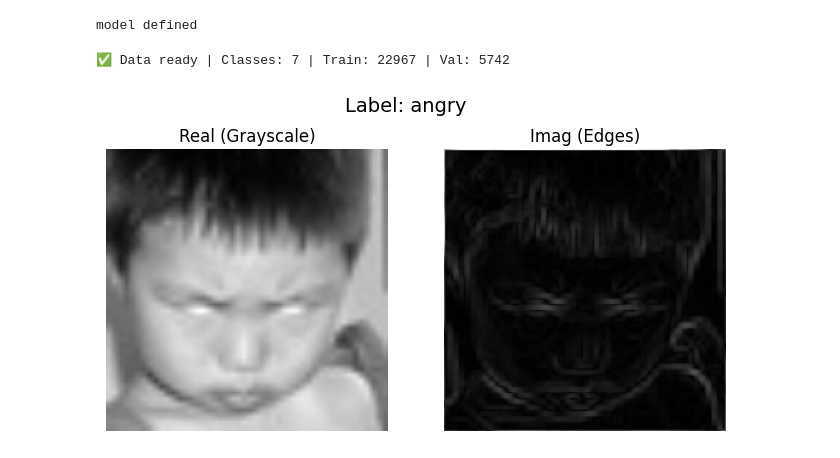
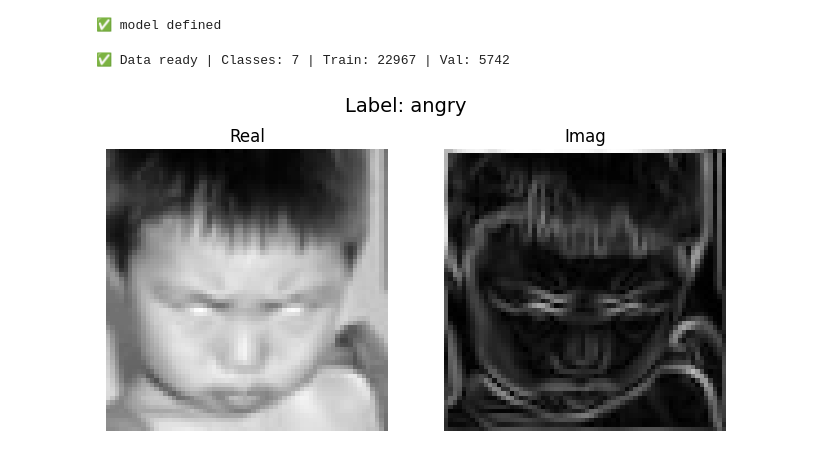
Before and after one commit to eerisken/deep-learning-projects, a Jupyter notebook: complex-valued-facial-emotions/complex-valued-facial-emotions-recognition.ipynb, the cells around one changed output. Cells and saved outputs as stored; diff of their text form; code cells hidden in the pictures.

Commit message:
updated complex Conv layers

```diff
--- a/complex-valued-facial-emotions/complex-valued-facial-emotions-recognition.ipynb
+++ b/complex-valued-facial-emotions/complex-valued-facial-emotions-recognition.ipynb
@@ -147,6 +147,27 @@ class ComplexAvgPool2d(nn.Module):
     def forward(self, xr, xi):
         return self.pool(xr), self.pool(xi)
 
+class ComplexMaxPool2d(nn.Module):
+    """
+    Max-pool based on magnitude, preserve phase.
+    """
+    def __init__(self, kernel_size, stride=None, padding=0):
+        super().__init__()
+        self.pool = nn.MaxPool2d(kernel_size, stride=stride, padding=padding, return_indices=True)
+        self.unpool = nn.MaxUnpool2d(kernel_size, stride=stride, padding=padding)
+
+    def forward(self, xr, xi):
+        mag = torch.sqrt(xr**2 + xi**2 + 1e-8)
+        pooled_mag, indices = self.pool(mag)
+        # Use indices to select corresponding xr, xi values
+        xr_flat = xr.view(xr.size(0), xr.size(1), -1)
+        xi_flat = xi.view(xi.size(0), xi.size(1), -1)
+        pooled_xr = torch.gather(xr_flat, 2, indices.view(indices.size(0), indices.size(1), -1))
+        pooled_xi = torch.gather(xi_flat, 2, indices.view(indices.size(0), indices.size(1), -1))
+        pooled_xr = pooled_xr.view_as(pooled_mag)
+        pooled_xi = pooled_xi.view_as(pooled_mag)
+        return pooled_xr, pooled_xi
+
 def complex_cat(chunks: Tuple[torch.Tensor, torch.Tensor], dim=1):
     xr, xi = chunks
     return xr, xi
@@ -170,24 +191,25 @@ def sobel_edges(x: torch.Tensor) -> torch.Tensor:
 class ComplexFERNet(nn.Module):
     def __init__(self, num_classes: int):
         super().__init__()
-        # Input: (B, 1, 224, 224) -> we internally create (real=img, imag=zeros)
+        # Input: (B, 1, 64, 64)
         self.block1 = nn.ModuleDict(dict(
-            conv = ComplexConv2d(1, 32, kernel_size=5, stride=1, padding=2),
+            conv = ComplexConv2d(1, 16, kernel_size=5, stride=1, padding=2),
+            bn   = ComplexBatchNorm2d(16),
+            act  = ModReLU(16),
+            pool = ComplexMaxPool2d(2)  # 32x32
+        ))
+        self.block2 = nn.ModuleDict(dict(
+            conv = ComplexConv2d(16, 32, kernel_size=3, stride=1, padding=1),
             bn   = ComplexBatchNorm2d(32),
             act  = ModReLU(32),
-            pool = ComplexAvgPool2d(2)  # 112x112
+            pool = ComplexMaxPool2d(2)  # 16x16
         ))
-        self.block2 = nn.ModuleDict(dict(
+
+        self.block3 = nn.ModuleDict(dict(
             conv = ComplexConv2d(32, 64, kernel_size=3, stride=1, padding=1),
             bn   = ComplexBatchNorm2d(64),
             act  = ModReLU(64),
-            pool = ComplexAvgPool2d(2)  # 56x56
-        ))
-        self.block3 = nn.ModuleDict(dict(
-            conv = ComplexConv2d(64, 128, kernel_size=3, stride=1, padding=1),
-            bn   = ComplexBatchNorm2d(128),
-            act  = ModReLU(128),
-            pool = ComplexAvgPool2d(2)  # 28x28
+            pool = ComplexAvgPool2d(2)  # 8x8
         ))
 
         """
@@ -199,13 +221,14 @@ class ComplexFERNet(nn.Module):
         ))
         """
 
-        self.dropout = ComplexDropout2d(0.2)
+        self.dropout = ComplexDropout2d(0.3)
 
-        # Flatten size: 128 * 28 * 28
-        self.flat_dim = 128 * 28 * 28
+        # Flatten size
+        self.flat_dim = 64 * 8 * 8
         #self.fc1 = ComplexLinear(self.flat_dim, 256)
         self.fc1 = nn.Linear(self.flat_dim, 256)
         self.fc1_act = nn.ReLU(inplace=True)  # real-valued after magnitude
+        self.dropout_fc = nn.Dropout(0.4)
         self.out = nn.Linear(256, num_classes)
 
     def forward(self, x):  # x: (B, 1, H, W)
@@ -223,6 +246,7 @@ class ComplexFERNet(nn.Module):
         xr, xi = self.block2['bn'](xr, xi)
         xr, xi = self.block2['act'](xr, xi)
         xr, xi = self.block2['pool'](xr, xi)
+
 
         # Block 3
         xr, xi = self.block3['conv'](xr, xi)
@@ -247,13 +271,14 @@ class ComplexFERNet(nn.Module):
         # Real-valued classifier head
         z = self.fc1(mag)[0] if isinstance(self.fc1(mag), tuple) else self.fc1(mag)
         z = self.fc1_act(z)
+        z = self.dropout_fc(z)
         logits = self.out(z)  # (B, num_classes)
 
         return logits
 
-print("model defined")
+print(f"✅ model defined")
 # %% [output]
-model defined
+✅ model defined
 # %%
 # ======================
 # Imports
@@ -275,9 +300,9 @@ train_dir = os.path.join("/kaggle/input/fer2013", "train")
 # ======================
 transform_train = transforms.Compose([
     transforms.Grayscale(num_output_channels=1),
-    transforms.Resize((224, 224)),
+    transforms.Resize((64, 64)),
     transforms.RandomHorizontalFlip(),
-    transforms.RandomRotation(15),
+    transforms.RandomRotation(10),
     transforms.ColorJitter(brightness=0.2, contrast=0.2),
     transforms.ToTensor(),
     transforms.Normalize(mean=(0.5,), std=(0.5,))
@@ -285,7 +310,7 @@ transform_train = transforms.Compose([
 
 transform_val = transforms.Compose([
     transforms.Grayscale(num_output_channels=1),
-    transforms.Resize((224, 224)),
+    transforms.Resize((64, 64)),
     transforms.ToTensor(),
     transforms.Normalize(mean=(0.5,), std=(0.5,))
 ])
@@ -329,38 +354,38 @@ img_tensor, label = full_dataset[0]  # (C,H,W), label
 # Make sure it's a single-channel tensor
 img_tensor = img_tensor[0:1, :, :].unsqueeze(0)  # (1,1,H,W) for batch dimension
 
-# Compute imaginary channel (Sobel edges)
+# Compute Sobel edges
 def sobel_edges(x: torch.Tensor) -> torch.Tensor:
     sobel_x = torch.tensor([[-1,0,1],[-2,0,2],[-1,0,1]], dtype=torch.float32).view(1,1,3,3)
     sobel_y = torch.tensor([[-1,-2,-1],[0,0,0],[1,2,1]], dtype=torch.float32).view(1,1,3,3)
     sobel_x = sobel_x.to(x.device)
     sobel_y = sobel_y.to(x.device)
     gx = F.conv2d(x, sobel_x, padding=1)
     gy = F.conv2d(x, sobel_y, padding=1)
     g = torch.sqrt(gx**2 + gy**2 + 1e-6)
     return g
 
 xr = img_tensor
-xi = sobel_edges(img_tensor)
+xi = sobel_edges(img_tensor) # sobel edges as imag-part
 
 # Convert tensors to numpy
 real_img = xr.squeeze().numpy()
 imag_img = xi.squeeze().numpy()
 
 # Plot
 fig, axs = plt.subplots(1, 2, figsize=(8,4))
 axs[0].imshow(real_img, cmap="gray")
-axs[0].set_title("Real (Grayscale)")
+axs[0].set_title("Real")
 axs[0].axis("off")
 
 axs[1].imshow(imag_img, cmap="gray")
-axs[1].set_title("Imag (Edges)")
+axs[1].set_title("Imag")
 axs[1].axis("off")
 
 plt.suptitle(f"Label: {full_dataset.classes[label]}", fontsize=14)
 plt.show()
 # %% [output]
-[figure, old version]
+[figure, new version]
 # %%
 # ======================
 # Device & Model
```
Also changed, not shown: parts of 2 cells of this notebook.
